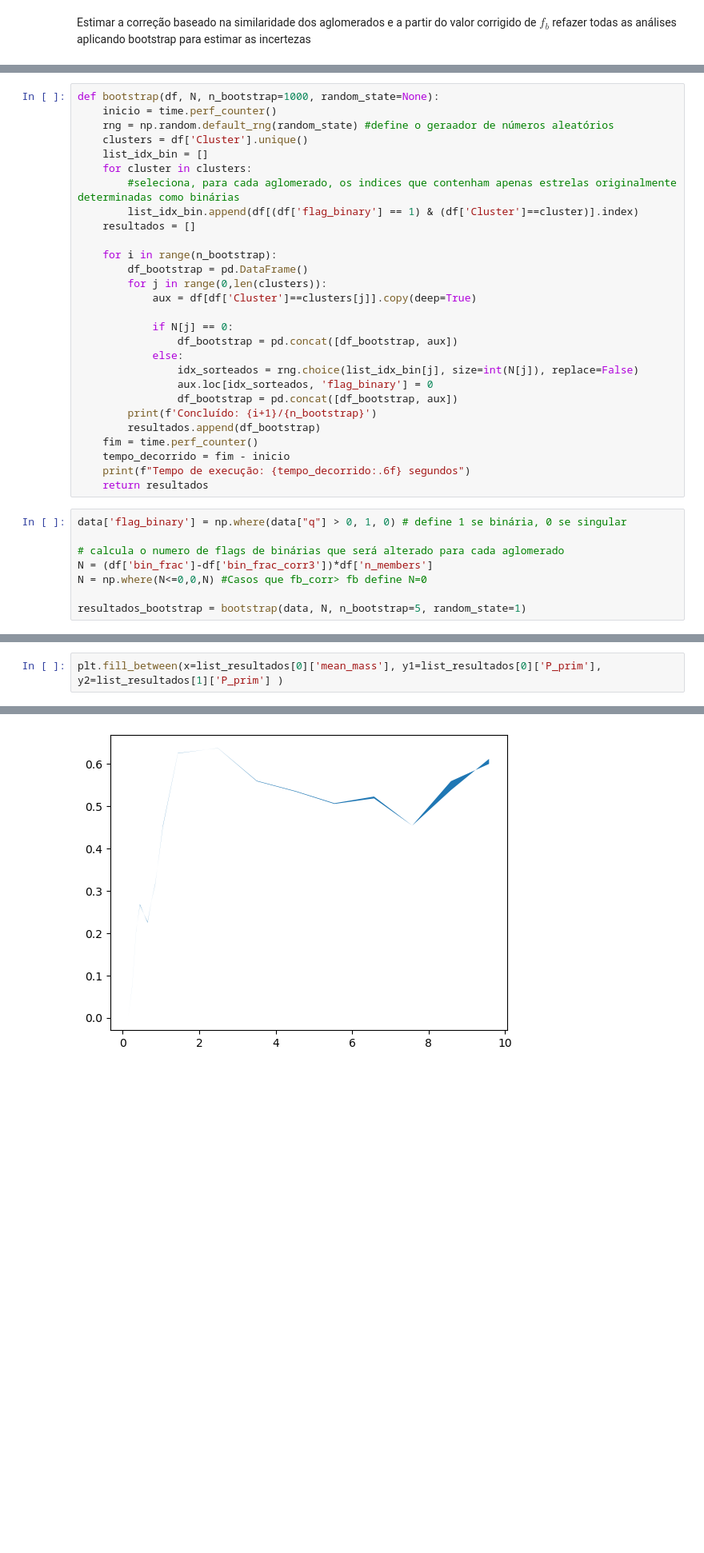
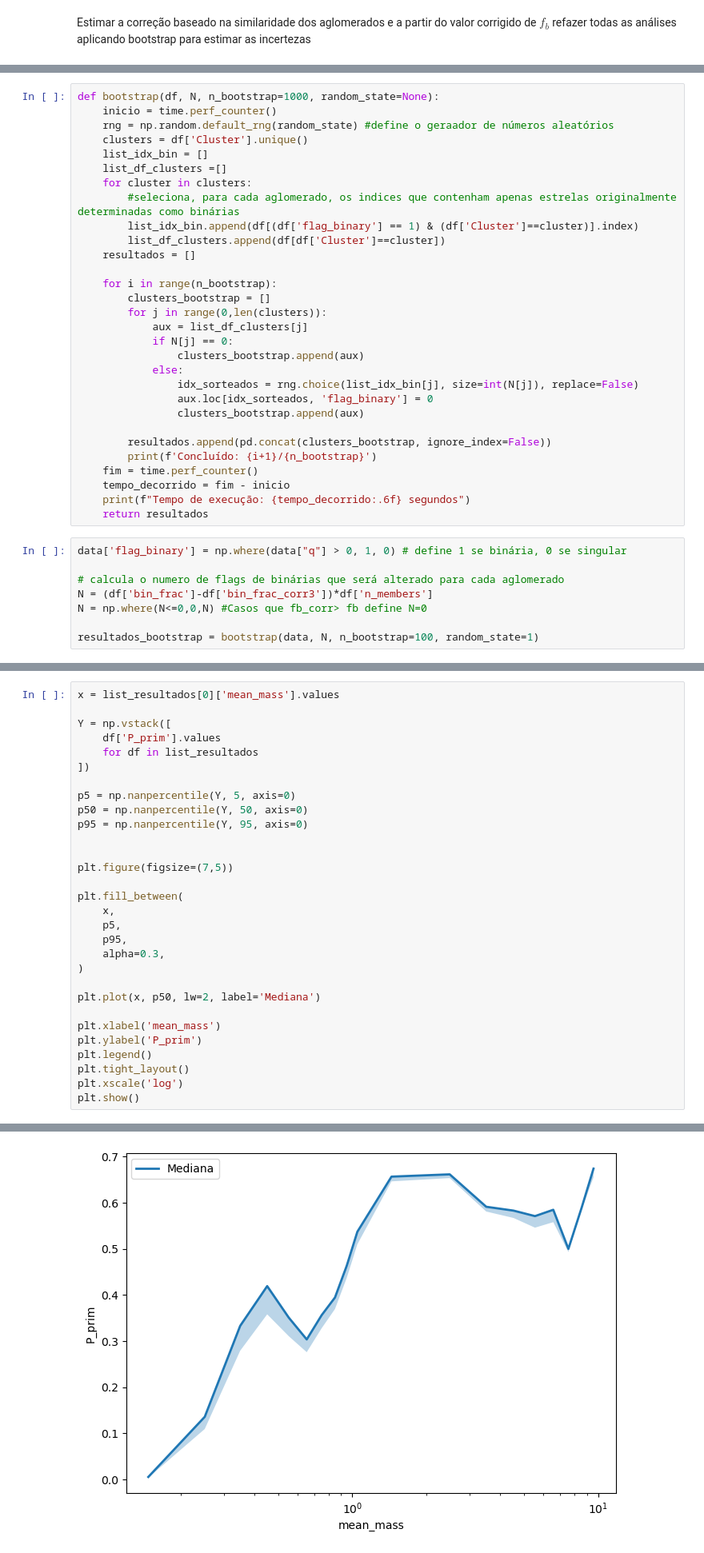
Before and after one commit to RuanPH26/stellar_multiplicity_in_open_clusters, a Jupyter notebook: correcao_amostra.ipynb, the cells around one changed output, grey strips where cells are left out. Shown at 80% size. Cells and saved outputs as stored; diff of their text form; blank space fills up the shorter version.

```diff
--- a/correcao_amostra.ipynb
+++ b/correcao_amostra.ipynb
@@ -334,24 +336,26 @@ def bootstrap(df, N, n_bootstrap=1000, random_state=None):
     rng = np.random.default_rng(random_state) #define o geraador de números aleatórios
     clusters = df['Cluster'].unique()
     list_idx_bin = []
+    list_df_clusters =[]
     for cluster in clusters:
         #seleciona, para cada aglomerado, os indices que contenham apenas estrelas originalmente determinadas como binárias
         list_idx_bin.append(df[(df['flag_binary'] == 1) & (df['Cluster']==cluster)].index)
+        list_df_clusters.append(df[df['Cluster']==cluster])
     resultados = []
 
     for i in range(n_bootstrap):
-        df_bootstrap = pd.DataFrame()
+        clusters_bootstrap = []
         for j in range(0,len(clusters)):
-            aux = df[df['Cluster']==clusters[j]].copy(deep=True)
-
+            aux = list_df_clusters[j]
             if N[j] == 0:
-                df_bootstrap = pd.concat([df_bootstrap, aux])
+                clusters_bootstrap.append(aux)
             else:
                 idx_sorteados = rng.choice(list_idx_bin[j], size=int(N[j]), replace=False)
                 aux.loc[idx_sorteados, 'flag_binary'] = 0
-                df_bootstrap = pd.concat([df_bootstrap, aux])
+                clusters_bootstrap.append(aux)
+
+        resultados.append(pd.concat(clusters_bootstrap, ignore_index=False))
         print(f'Concluído: {i+1}/{n_bootstrap}')
-        resultados.append(df_bootstrap)
     fim = time.perf_counter()
     tempo_decorrido = fim - inicio
     print(f"Tempo de execução: {tempo_decorrido:.6f} segundos")
@@ -363,5 +367,5 @@ data['flag_binary'] = np.where(data["q"] > 0, 1, 0) # define 1 se binária, 0 se
 N = (df['bin_frac']-df['bin_frac_corr3'])*df['n_members']
 N = np.where(N<=0,0,N) #Casos que fb_corr> fb define N=0
 
-resultados_bootstrap = bootstrap(data, N, n_bootstrap=5, random_state=1)
+resultados_bootstrap = bootstrap(data, N, n_bootstrap=100, random_state=1)
 # %% [output]
@@ -386,3 +419,31 @@ for i in range(0, len(resultados_bootstrap)):
 # %%
-plt.fill_between(x=list_resultados[0]['mean_mass'], y1=list_resultados[0]['P_prim'], y2=list_resultados[1]['P_prim'] )
+x = list_resultados[0]['mean_mass'].values
+
+Y = np.vstack([
+    df['P_prim'].values
+    for df in list_resultados
+])
+
+p5 = np.nanpercentile(Y, 5, axis=0)
+p50 = np.nanpercentile(Y, 50, axis=0)
+p95 = np.nanpercentile(Y, 95, axis=0)
+
+
+plt.figure(figsize=(7,5))
+
+plt.fill_between(
+    x,
+    p5,
+    p95,
+    alpha=0.3,
+)
+
+plt.plot(x, p50, lw=2, label='Mediana')
+
+plt.xlabel('mean_mass')
+plt.ylabel('P_prim')
+plt.legend()
+plt.tight_layout()
+plt.xscale('log')
+plt.show()
 # %% [output]
@@ -390 +450 @@ plt.fill_between(x=list_resultados[0]['mean_mass'], y1=list_resultados[0]['P_pri
-[figure, old version]
+[figure, new version]
```
Also changed, not shown: parts of 4 cells of this notebook.
